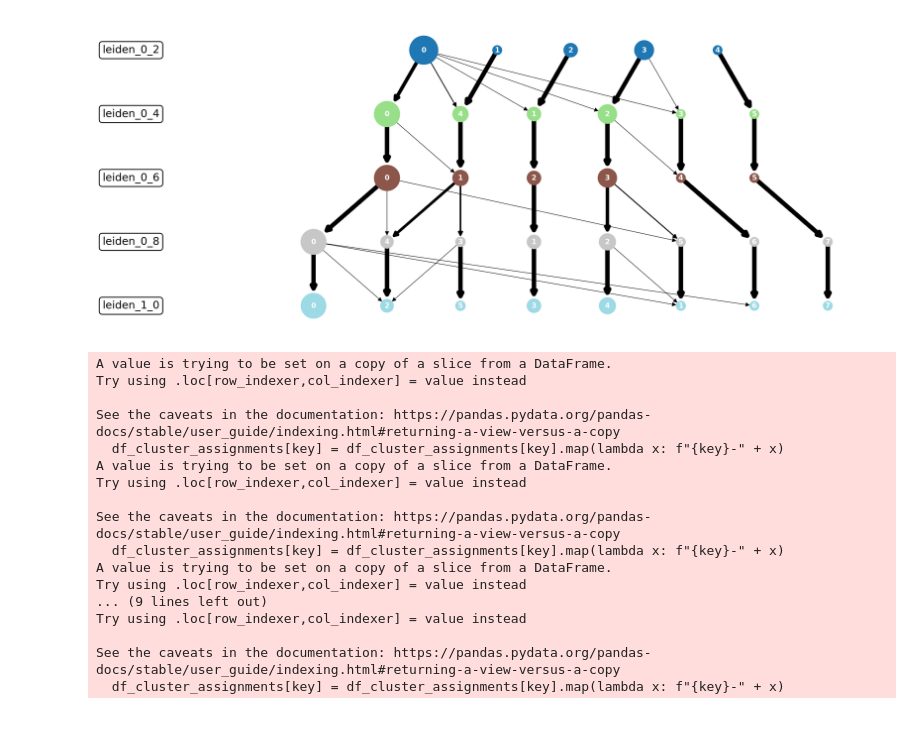
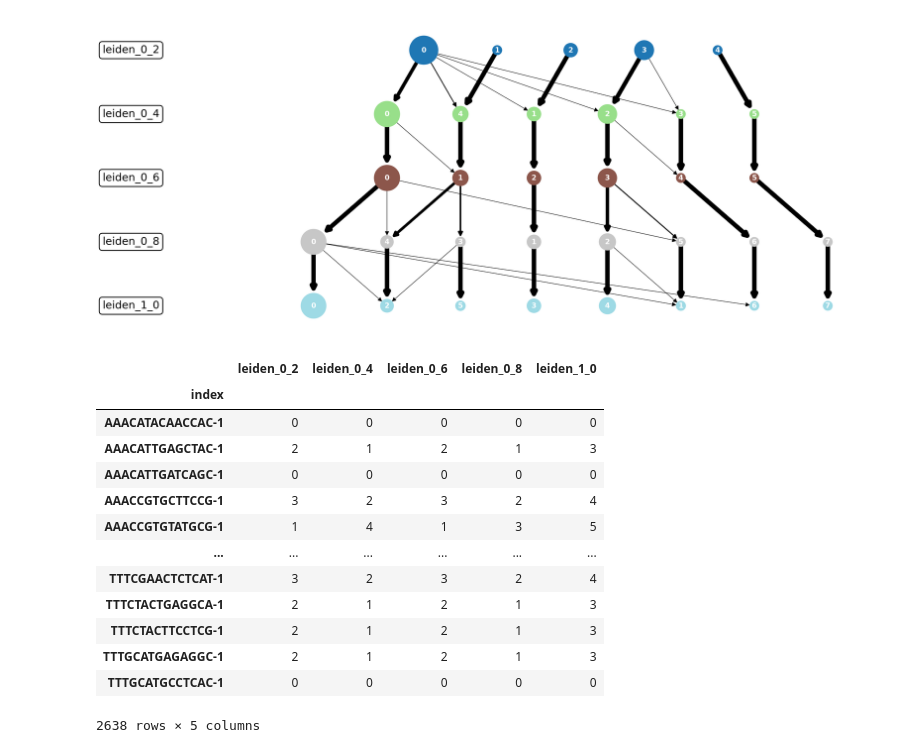
Before and after one commit to complextissue/pyclustree, a Jupyter notebook: testing.ipynb, the cells around one changed output. Cells and saved outputs as stored; diff of their text form; code cells hidden in the pictures; blank space fills up the shorter version.

```diff
--- a/testing.ipynb
+++ b/testing.ipynb
@@ -36,26 +39,25 @@ transition_matrices = [
     for i in range(len(cluster_keys) - 1)
 ]
 # %%
-for key in cluster_keys:
-    df_cluster_assignments[key] = df_cluster_assignments[key].map(lambda x: f"{key}-" + x)  # noqa: B023
+# for key in cluster_keys:
+#     df_cluster_assignments.loc[:, key] = df_cluster_assignments[[key]].map(lambda x: f"{key}-" + x)
-# %% [output]
-A value is trying to be set on a copy of a slice from a DataFrame.
-Try using .loc[row_indexer,col_indexer] = value instead
-
-See the caveats in the documentation: https://pandas.pydata.org/pandas-docs/stable/user_guide/indexing.html#returning-a-view-versus-a-copy
-  df_cluster_assignments[key] = df_cluster_assignments[key].map(lambda x: f"{key}-" + x)
-A value is trying to be set on a copy of a slice from a DataFrame.
-Try using .loc[row_indexer,col_indexer] = value instead
-
-See the caveats in the documentation: https://pandas.pydata.org/pandas-docs/stable/user_guide/indexing.html#returning-a-view-versus-a-copy
-  df_cluster_assignments[key] = df_cluster_assignments[key].map(lambda x: f"{key}-" + x)
-A value is trying to be set on a copy of a slice from a DataFrame.
-Try using .loc[row_indexer,col_indexer] = value instead
-... (9 lines left out)
-Try using .loc[row_indexer,col_indexer] = value instead
-
-See the caveats in the documentation: https://pandas.pydata.org/pandas-docs/stable/user_guide/indexing.html#returning-a-view-versus-a-copy
-  df_cluster_assignments[key] = df_cluster_assignments[key].map(lambda x: f"{key}-" + x)
+# %%
+df_cluster_assignments
+# %% [output]
+|  | leiden_0_2 | leiden_0_4 | leiden_0_6 | leiden_0_8 | leiden_1_0 |
+| index |  |  |  |  |  |
+| AAACATACAACCAC-1 | 0 | 0 | 0 | 0 | 0 |
+| AAACATTGAGCTAC-1 | 2 | 1 | 2 | 1 | 3 |
+| AAACATTGATCAGC-1 | 0 | 0 | 0 | 0 | 0 |
+| AAACCGTGCTTCCG-1 | 3 | 2 | 3 | 2 | 4 |
+| AAACCGTGTATGCG-1 | 1 | 4 | 1 | 3 | 5 |
+| ... | ... | ... | ... | ... | ... |
+| TTTCGAACTCTCAT-1 | 3 | 2 | 3 | 2 | 4 |
+| TTTCTACTGAGGCA-1 | 2 | 1 | 2 | 1 | 3 |
+| TTTCTACTTCCTCG-1 | 2 | 1 | 2 | 1 | 3 |
+| TTTGCATGAGAGGC-1 | 2 | 1 | 2 | 1 | 3 |
+| TTTGCATGCCTCAC-1 | 0 | 0 | 0 | 0 | 0 |
+2638 rows × 5 columns
 # %%
 from matplotlib_sankey import from_matrix
 
```
Also changed, not shown: parts of 7 cells of this notebook.
